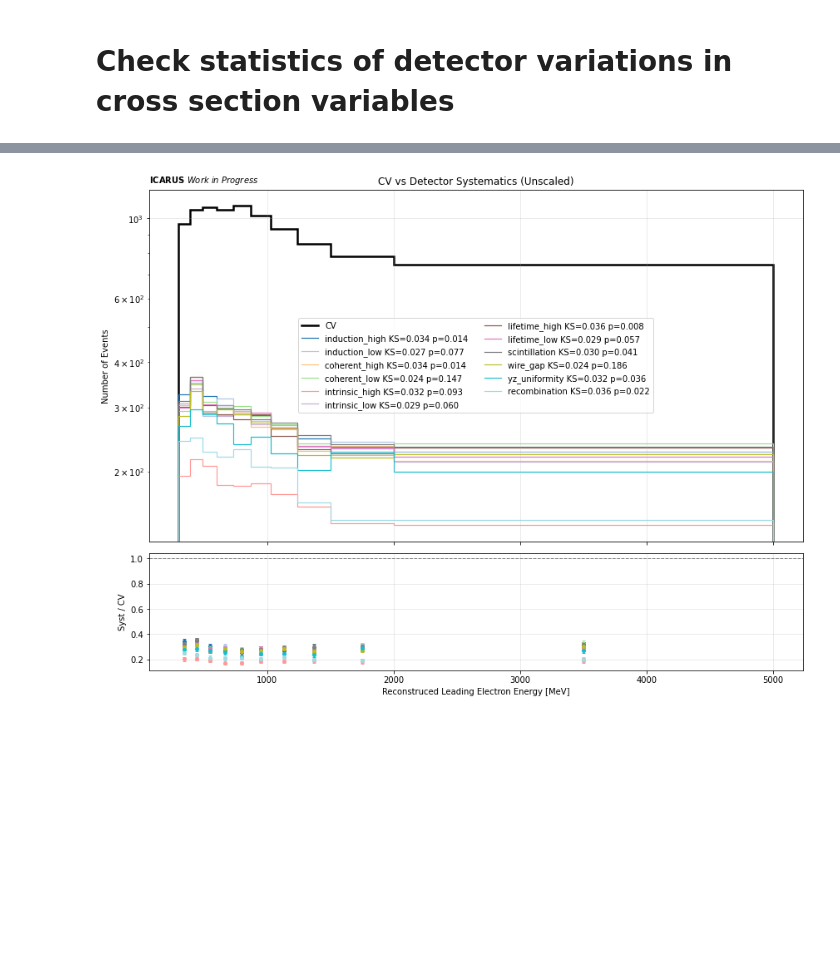
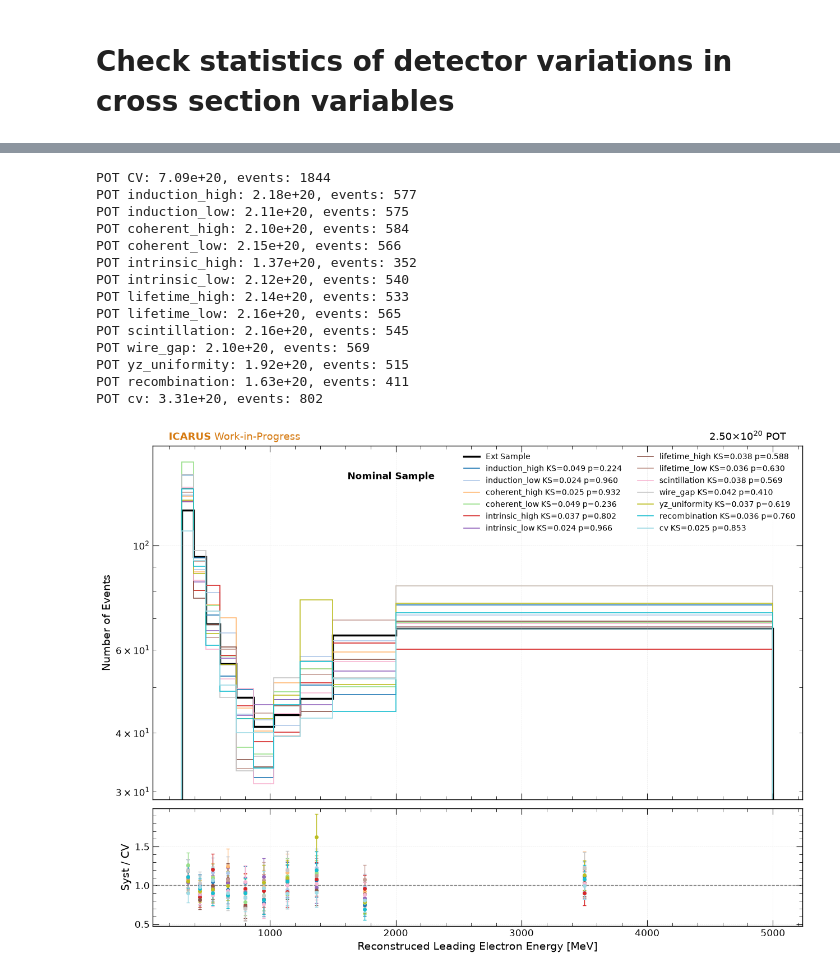
Before and after one commit to justinjmueller/medulla, a Jupyter notebook: analysis/detectorSystematics.ipynb, the cells around one changed output, grey strips where cells are left out. Saved outputs shown, nothing was run; the diff lists cells and outputs as text; code cells hidden in the pictures; blank space fills up the shorter version.

```diff
--- a/analysis/detectorSystematics.ipynb
+++ b/analysis/detectorSystematics.ipynb
@@ -4,9 +4,18 @@ import uproot
 from matplotlib import pyplot as plt
 import numpy as np
 from scipy.stats import ks_2samp, chi2 as chi2_dist
+
+import sys
+sys.path.insert(0, '/nashome/m/micarrig/icarus/nuESpine/medulla/spineplot/')
+import os; os.environ['MEDULLA_PLOT_DIR'] = '/nashome/m/micarrig/icarus/nuESpine/medulla/spineplot/'
+
+import matplotlib.pyplot as plt
+from style import stamp
+
+plt.style.use('/nashome/m/micarrig/icarus/nuESpine/medulla/spineplot/styles/nue2024.mplstyle')
 # %% [markdown]
 # Check statistics of detector variations in cross section variables
 # %%
-fin = uproot.open("/exp/icarus/data/users/micarrig/merged_v27p2_fixed.root")
+fin = uproot.open("/exp/icarus/data/users/micarrig/merged_v30.root")
 # %%
 e_bins = [300, 390, 490, 600, 730, 870, 1030, 1240, 1500, 2000, 5000]
@@ -13,19 +40,38 @@ e_bins = [300, 390, 490, 600, 730, 870, 1030, 1240, 1500, 2000, 5000]
 # %%
 var = 'reco_leading_electron_energy'
-samples = ['induction_high', 'induction_low', 'coherent_high', 'coherent_low', 'intrinsic_high', 'intrinsic_low',
-           'lifetime_high', 'lifetime_low', 'scintillation', 'wire_gap', 'yz_uniformity', 'recombination']
+samples = [
+            'induction_high',
+            'induction_low',
+            'coherent_high',
+            'coherent_low',
+            'intrinsic_high',
+            'intrinsic_low',
+            'lifetime_high',
+            'lifetime_low',
+            'scintillation',
+            'wire_gap',
+            'yz_uniformity',
+            'recombination',
+            'cv'
+            ]
 
 e_cv = fin[f'events/NuMIFull/selected'].arrays([var, 'true_category'], library='np')
-a_cv = np.asarray(e_cv[var][e_cv['true_category'] == 0])
+a_cv = np.asarray(e_cv[var][e_cv['true_category'] > 1])
 cv_e = a_cv[np.isfinite(a_cv)]
+
+pot_scale = 2.5e20
+
+pot_cv = 7.09e20 #fin[f'events/NuMIFull/POT'].to_numpy()[0][0] / 2
+print(f'POT CV: {pot_cv:.2e}, events: {len(cv_e)}')
 
 e_bins_arr = np.array(e_bins)
 bin_centers = (e_bins_arr[:-1] + e_bins_arr[1:]) / 2
-counts_cv, _ = np.histogram(a_cv, bins=e_bins_arr)
+counts_cv, _ = np.histogram(a_cv, bins=e_bins_arr, weights=np.full_like(a_cv, pot_scale / pot_cv))
 
-fig, ax = plt.subplots(2, 1, figsize=(12, 9), gridspec_kw={'height_ratios': [3, 1]}, sharex=True)
 
-ax[0].stairs(counts_cv, e_bins_arr, label='CV', color='black', linewidth=2.5)
+fig, ax = plt.subplots(2, 1, figsize=(12.8, 9.6), gridspec_kw={'height_ratios': [3, 1]}, sharex=True)
+
+ax[0].stairs(counts_cv, e_bins_arr, label='Ext Sample', color='black', linewidth=2.5)
 
 colors = plt.cm.tab20(np.linspace(0, 1, len(samples)))
 
@@ -33,10 +79,11 @@ for i, sample in enumerate(samples):
     color = colors[i]
 
     e_sel = fin[f'events/{sample}/selected'].arrays([var, 'true_category'], library='np')
-    a_sel = np.asarray(e_sel[var][e_sel['true_category'] == 0])
+    a_sel = np.asarray(e_sel[var][e_sel['true_category'] > 1])
     sel_e = a_sel[np.isfinite(a_sel)]
-
-    counts_sel, _ = np.histogram(a_sel, bins=e_bins_arr)
+    pot_sel = fin[f'events/{sample}/POT'].to_numpy()[0][0]
+    print(f'POT {sample}: {pot_sel:.2e}, events: {len(sel_e)}')
+    counts_sel, _ = np.histogram(a_sel, bins=e_bins_arr, weights=np.full_like(a_sel, pot_scale / pot_sel))
 
     ks_res = ks_2samp(cv_e, sel_e, alternative='two-sided', method='auto')
 
@@ -48,34 +95,51 @@ for i, sample in enumerate(samples):
     with np.errstate(invalid='ignore', divide='ignore'):
         ratio = np.where(counts_cv > 0, counts_sel / counts_cv, np.nan)
         ratio_err = np.where(
             (counts_cv > 0) & (counts_sel > 0),
             ratio * np.sqrt(1.0 / counts_sel + 1.0 / counts_cv),
             np.nan
         )
 
     label = f'{sample} KS={ks_res.statistic:.3f} p={ks_res.pvalue:.3f}' #  χ²/ndf={chi2_val:.2f}/{ndof:.2f}={chi2_val/ndof:.2f}'
     ax[0].stairs(counts_sel, e_bins_arr, color=color, linewidth=1.2, label=label)
     ax[1].errorbar(bin_centers, ratio, yerr=ratio_err, fmt='o', color=color,
                    markersize=4, linewidth=1, capsize=2)
 
 ax[0].legend(ncol=2, fontsize=10, loc='best', framealpha=0.8)
 ax[0].set_ylabel('Number of Events')
-ax[0].set_title(f'CV vs Detector Systematics (Unscaled)')
 ax[0].grid(alpha=0.3)
 ax[0].set_yscale('log')
 
 ax[1].axhline(1, color='gray', linestyle='--', linewidth=1)
 ax[1].set_xlabel(f'Reconstruced Leading Electron Energy [MeV]')
 ax[1].set_ylabel('Syst / CV')
 # ax[1].set_ylim(0.5, 1.5)
 ax[1].grid(alpha=0.3)
 
-ax[0].text(0, 1.01, r'$\bf{ICARUS}$ Work in Progress', transform=ax[0].transAxes,
-        ha='left', va='bottom', fontsize=10, style='italic')
+# ax[0].text(0, 1.01, r'$\bf{ICARUS}$ Work in Progress', transform=ax[0].transAxes,
+#         ha='left', va='bottom', fontsize=10, style='italic')
 # ax[0].text(1, 1.01, 'POT=2.5e20', transform=ax.transAxes,
 #         ha='right', va='bottom', fontsize=10)
 
+ax[0].text(0.3, 0.9, 'Nominal Sample', transform=ax[0].transAxes,
+           ha='left', va='bottom', fontsize=12, fontweight='bold')
+stamp(ax[0], pot=2.5e20, work_in_progress=True)
+
 plt.tight_layout()
 plt.show()
 # %% [output]
+POT CV: 7.09e+20, events: 1844
+POT induction_high: 2.18e+20, events: 577
+POT induction_low: 2.11e+20, events: 575
+POT coherent_high: 2.10e+20, events: 584
+POT coherent_low: 2.15e+20, events: 566
+POT intrinsic_high: 1.37e+20, events: 352
+POT intrinsic_low: 2.12e+20, events: 540
+POT lifetime_high: 2.14e+20, events: 533
+POT lifetime_low: 2.16e+20, events: 565
+POT scintillation: 2.16e+20, events: 545
+POT wire_gap: 2.10e+20, events: 569
+POT yz_uniformity: 1.92e+20, events: 515
+POT recombination: 1.63e+20, events: 411
+POT cv: 3.31e+20, events: 802
-[figure, old version]
+[figure, new version]
```
Also changed, not shown: parts of 11 cells of this notebook, 59 other files.
